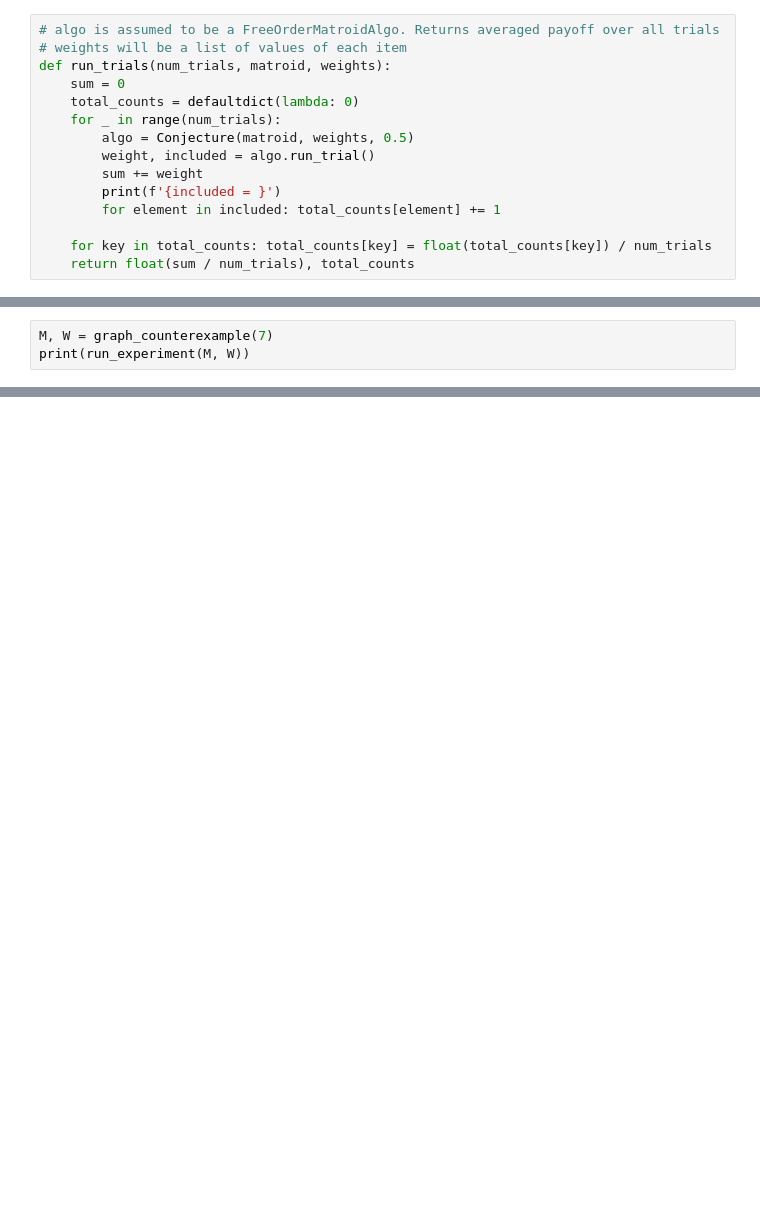
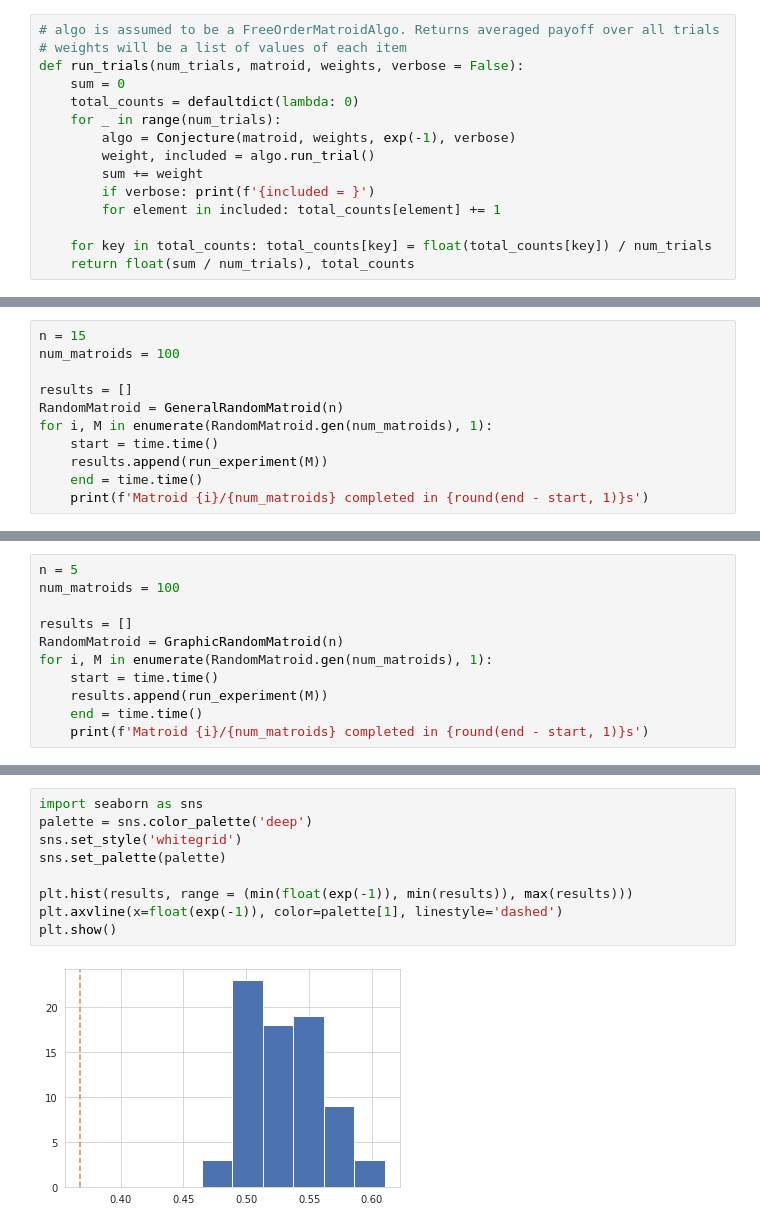
Before and after one commit to nalin1729/COS521_FinalProject, a Jupyter notebook: test_algo.ipynb, the cells around one changed output, grey strips where cells are left out. Saved outputs shown, nothing was run; the diff lists cells and outputs as text; blank space fills up the shorter version.

Commit message:
cleanup matroid generation, start visualization

```diff
--- a/test_algo.ipynb
+++ b/test_algo.ipynb
@@ -148,14 +173,14 @@ class Conjecture(FreeOrderMatroidAlgo):
 # %%
 # algo is assumed to be a FreeOrderMatroidAlgo. Returns averaged payoff over all trials
 # weights will be a list of values of each item
-def run_trials(num_trials, matroid, weights):
+def run_trials(num_trials, matroid, weights, verbose = False):
     sum = 0
     total_counts = defaultdict(lambda: 0)
     for _ in range(num_trials):
-        algo = Conjecture(matroid, weights, 0.5)
+        algo = Conjecture(matroid, weights, exp(-1), verbose)
         weight, included = algo.run_trial()
         sum += weight
-        print(f'{included = }')
+        if verbose: print(f'{included = }')
         for element in included: total_counts[element] += 1
 
     for key in total_counts: total_counts[key] = float(total_counts[key]) / num_trials
@@ -251,3 +207,0 @@ def run_experiment(M, weights):
-# %%
-M, W = graph_counterexample(7)
-print(run_experiment(M, W))
@@ -271,0 +210,11 @@ Time to run 5 trials is  0.006109952926635742
+# %%
+n = 15
+num_matroids = 100
+
+results = []
+RandomMatroid = GeneralRandomMatroid(n)
+for i, M in enumerate(RandomMatroid.gen(num_matroids), 1):
+    start = time.time()
+    results.append(run_experiment(M))
+    end = time.time()
+    print(f'Matroid {i}/{num_matroids} completed in {round(end - start, 1)}s')
@@ -271,0 +223,11 @@ Time to run 5 trials is  0.006109952926635742
+# %%
+n = 5
+num_matroids = 100
+
+results = []
+RandomMatroid = GraphicRandomMatroid(n)
+for i, M in enumerate(RandomMatroid.gen(num_matroids), 1):
+    start = time.time()
+    results.append(run_experiment(M))
+    end = time.time()
+    print(f'Matroid {i}/{num_matroids} completed in {round(end - start, 1)}s')
@@ -271,0 +253,11 @@ Time to run 5 trials is  0.006109952926635742
+# %%
+import seaborn as sns
+palette = sns.color_palette('deep')
+sns.set_style('whitegrid')
+sns.set_palette(palette)
+
+plt.hist(results, range = (min(float(exp(-1)), min(results)), max(results)))
+plt.axvline(x=float(exp(-1)), color=palette[1], linestyle='dashed')
+plt.show()
+# %% [output]
+[figure, added]
```
Also changed, not shown: parts of 19 cells of this notebook.
